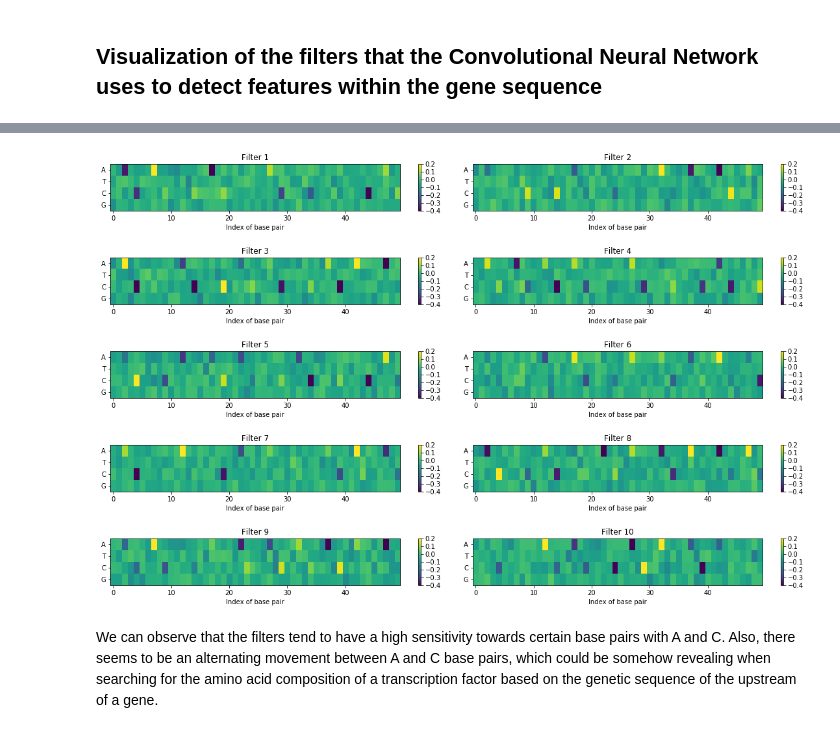
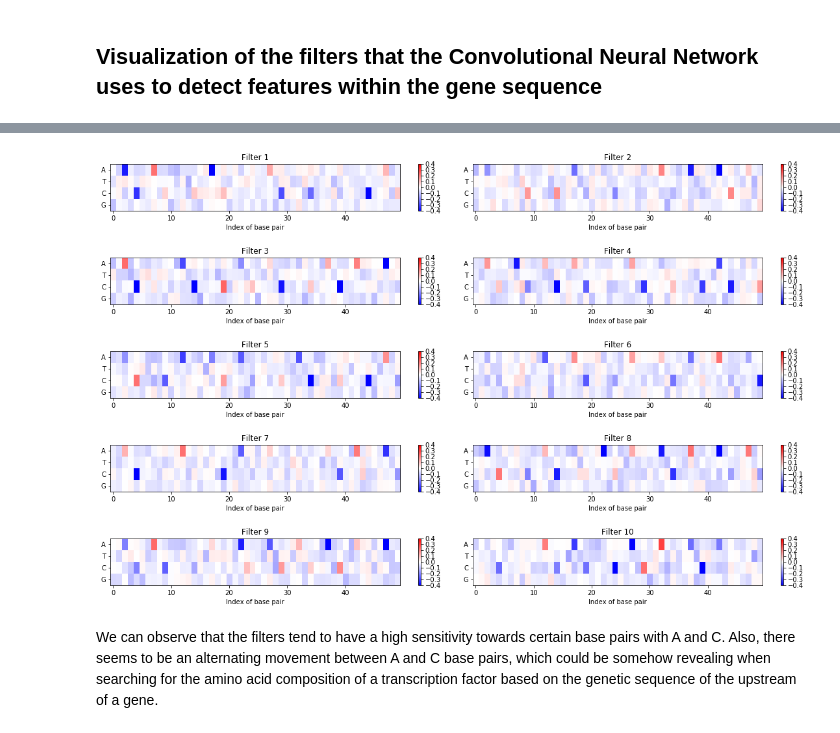
Before and after one commit to TheFloatingString/Neuron-Regeneration-Science-Fair-2019, a Jupyter notebook: Identifying Transcription Factors through Genomics.ipynb, the cells around one changed output, grey strips where cells are left out. Cells and saved outputs as stored; diff of their text form; code cells hidden in the pictures.

```diff
--- a/Identifying Transcription Factors through Genomics.ipynb
+++ b/Identifying Transcription Factors through Genomics.ipynb
@@ -262,25 +262,25 @@ The convolutional neural network is able to recognize features by sliding a filt
 # %%
 %matplotlib inline
 
 width = 20
 height = 1
 plt.figure(figsize=(width, height))
 
 bp_list = ['A', 'T', 'C', 'G']
 for row in range(10):
     plt.subplot(5,2,row+1)
     plt.title(f"Filter {row+1}")
 
     plt.yticks(range(4), bp_list)
     plt.xlabel("Index of base pair")
 
-    plt.imshow(weights[0][0].reshape(10,50,4)[row].T, cmap="viridis", aspect='auto', vmin=-0.4, vmax=0.2)
+    plt.imshow(weights[0][0].reshape(10,50,4)[row].T, cmap="bwr", aspect='auto', vmin=-0.4, vmax=0.4)
     plt.colorbar()
 
 plt.subplots_adjust(left=None, bottom=0, right=None, top=9, wspace=0, hspace=1)
 plt.show()
 # %% [output]
-[figure, old version]
+[figure, new version]
 # %% [markdown]
 We can observe that the filters tend to have a high sensitivity towards certain base pairs with A and C. Also, there seems to be an alternating movement between A and C base pairs, which could be somehow revealing when searching for the amino acid composition of a transcription factor based on the genetic sequence of the upstream of a gene.
 # %% [markdown]
```
